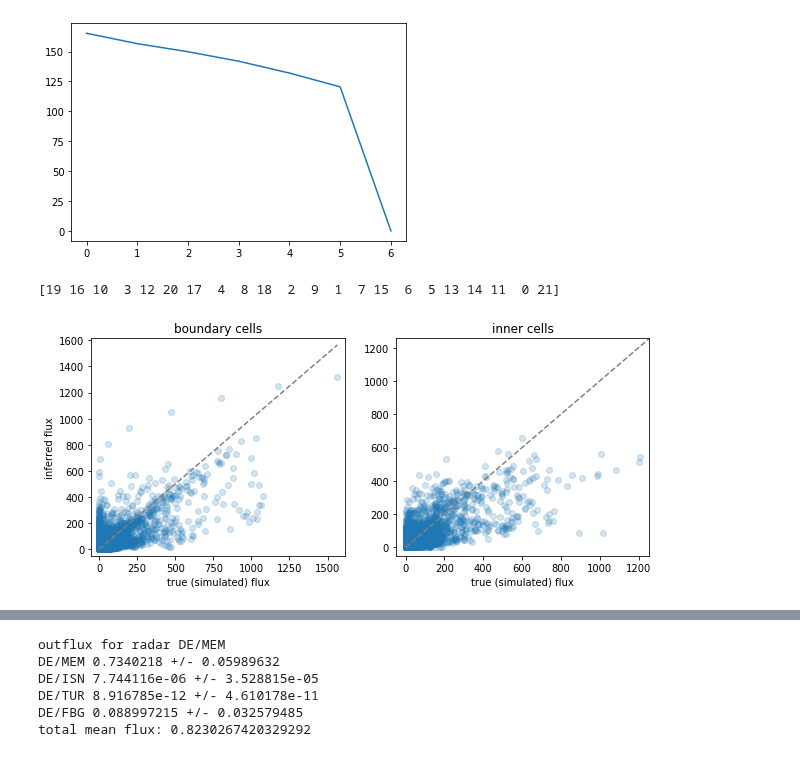
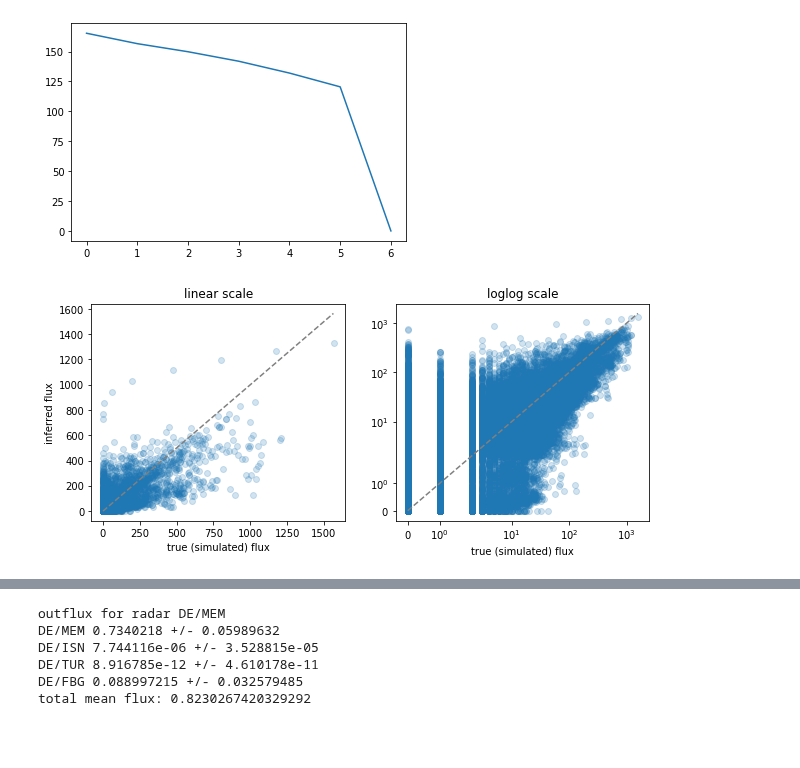
Before and after one commit to FionaLippert/birdMigration, a Jupyter notebook: notebooks/ML_models.ipynb, the cells around one changed output, grey strips where cells are left out. Saved outputs shown, nothing was run; the diff lists cells and outputs as text; code cells hidden in the pictures.

```diff
--- a/notebooks/ML_models.ipynb
+++ b/notebooks/ML_models.ipynb
@@ -48,39 +69,16 @@ plt.plot(rmse)
 # %% [output]
 [<matplotlib.lines.Line2D at 0x...>]
 [figure]
-# %%
-ml_fluxes = []
-abm_fluxes = []
-
-for nidx, night in enumerate(nights[:-1]):
-    ml_fluxes.append(outfluxes_abs[nidx][:, :, :len(night)].detach().numpy())
-    abm_fluxes.append(np.stack([np.load(osp.join(abm_path, 'outfluxes_abs', f'{tidx}.npy'))[:N, :N] for tidx in night], axis=-1))
-
-ml_fluxes = np.concatenate(ml_fluxes, axis=-1) * bird_scale
-
-# reindex flux matrix to match radar order of abm data
-radar_index = {r: idx for idx, r in radar_index.items()}
-ridx = np.array([radar_index[r] for r in voronoi.radar])
-print(ridx)
-ml_fluxes = ml_fluxes[ridx, :, :]
-ml_fluxes = ml_fluxes[:, ridx, :]
-
-abm_fluxes = np.concatenate(abm_fluxes, axis=-1)
-max_flux = max(ml_fluxes.max(), abm_fluxes.max())
-# %% [output]
-[19 16 10  3 12 20 17  4  8 18  2  9  1  7 15  6  5 13 14 11  0 21]
 # %%
-boundary_idx = voronoi.index[voronoi['boundary'] == 1]
-inner_idx = voronoi.index[voronoi['boundary'] == 0]
+max_flux = max(ml_fluxes.max(), abm_fluxes.max())
+
 fig, ax = plt.subplots(1, 2, figsize=(10, 4))
-ax[0].scatter(abm_fluxes[boundary_idx].flatten(), ml_fluxes[boundary_idx].flatten(), alpha=0.2)
-ax[1].scatter(abm_fluxes[inner_idx].flatten(), ml_fluxes[inner_idx].flatten(), alpha=0.2)
+ax[0].scatter(abm_fluxes.flatten(), ml_fluxes.flatten(), alpha=0.2)
+ax[1].scatter(abm_fluxes.flatten(), ml_fluxes.flatten(), alpha=0.2)
 ax[0].plot(range(int(max_flux)), range(int(max_flux)), ls='--', c='gray')
 ax[1].plot(range(int(max_flux)), range(int(max_flux)), ls='--', c='gray')
-margin=50
-max_flux_boundary = max(ml_fluxes[boundary_idx].max(), abm_fluxes[boundary_idx].max())
-max_flux_inner = max(ml_fluxes[inner_idx].max(), abm_fluxes[inner_idx].max())
-ax[0].set(title='boundary cells', xlabel='true (simulated) flux', ylabel='inferred flux', xlim=(0-margin,max_flux_boundary+margin), ylim=(0-margin,max_flux_boundary+margin))
-ax[1].set(title='inner cells', xlabel='true (simulated) flux', xlim=(0-margin,max_flux_inner+margin), ylim=(0-margin,max_flux_inner+margin));
+ax[0].set(title='linear scale', xlabel='true (simulated) flux', ylabel='inferred flux')#, xlim=(0-margin,max_flux_boundary+margin), ylim=(0-margin,max_flux_boundary+margin))
+ax[1].set(title='loglog scale', xlabel='true (simulated) flux')#, xlim=(0-margin,max_flux_inner+margin), ylim=(0-margin,max_flux_inner+margin));
+ax[1].set(yscale='symlog', xscale='symlog');
 # %% [output]
-[figure, old version]
+[figure, new version]
```
Also changed, not shown: parts of 4 cells of this notebook, 3 other files.
